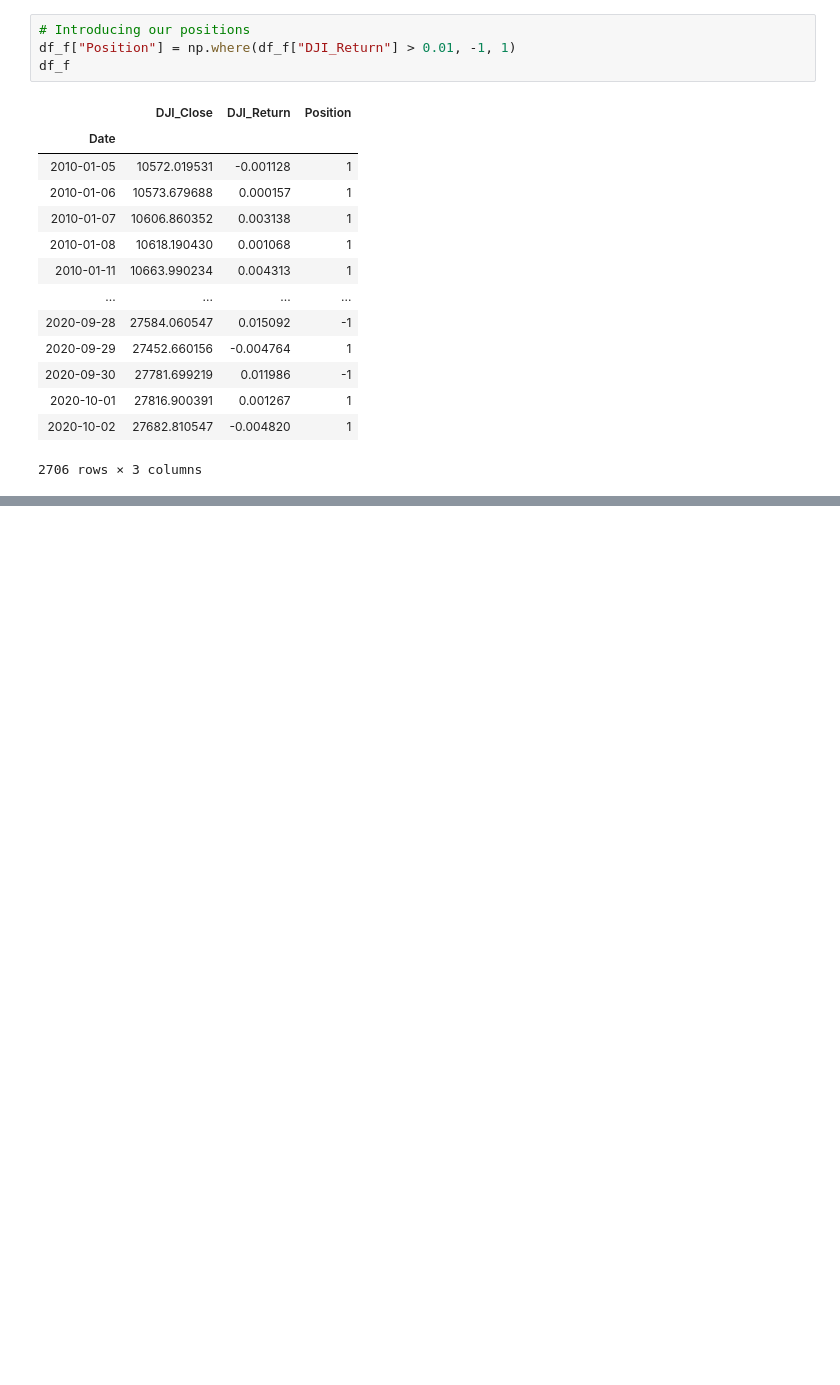
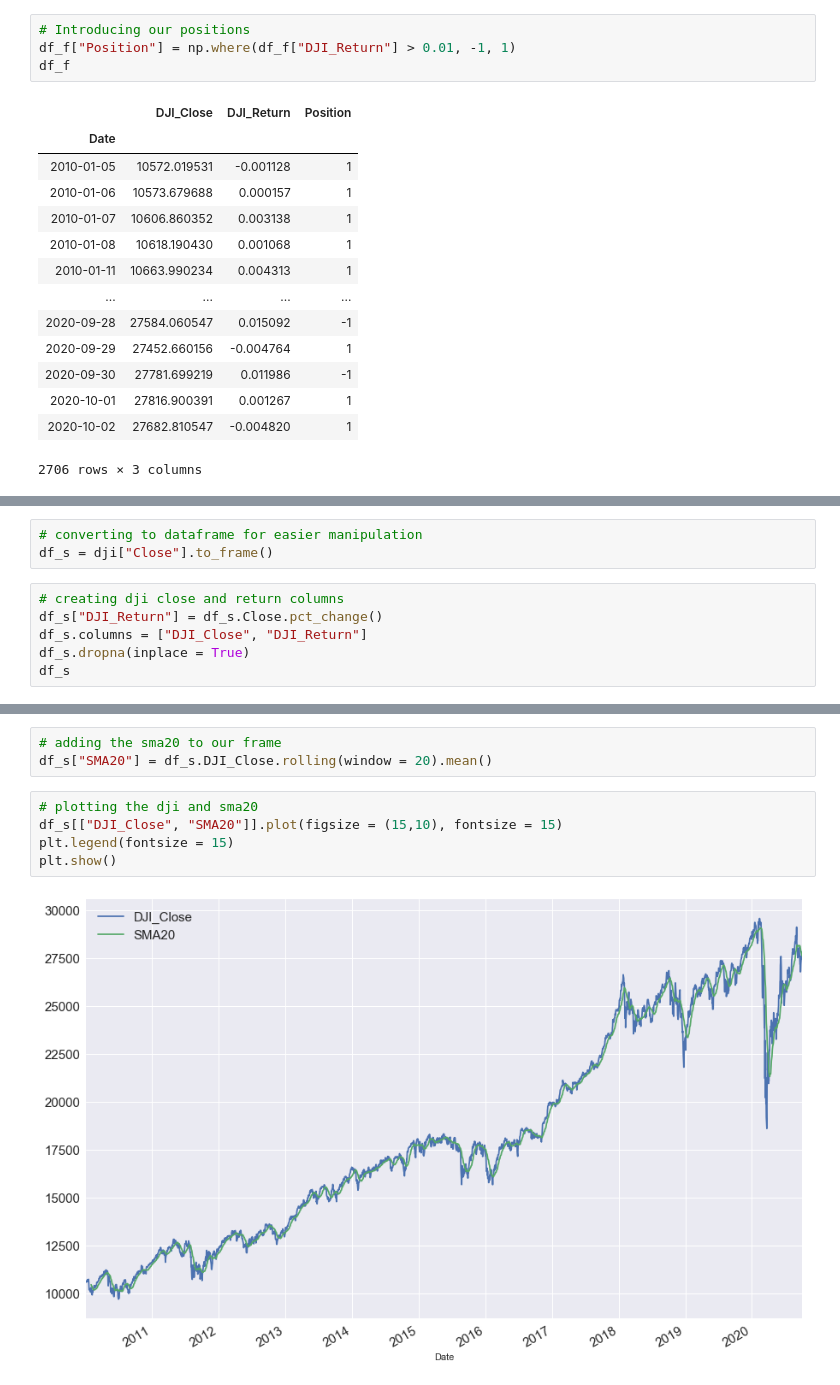
Before and after one commit to Dantarshi/DJI--Trading-Strategies-, a Jupyter notebook: DJI Strategy.ipynb, the cells around one changed output, grey strips where cells are left out. Cells and saved outputs as stored; diff of their text form; blank space fills up the shorter version.

```diff
--- a/DJI Strategy.ipynb
+++ b/DJI Strategy.ipynb
@@ -793,0 +870,9 @@ df_f
+# %%
+# converting to dataframe for easier manipulation
+df_s = dji["Close"].to_frame()
+# %%
+# creating dji close and return columns
+df_s["DJI_Return"] = df_s.Close.pct_change()
+df_s.columns = ["DJI_Close", "DJI_Return"]
+df_s.dropna(inplace = True)
+df_s
@@ -793,0 +911,10 @@ df_f
+# %%
+# adding the sma20 to our frame
+df_s["SMA20"] = df_s.DJI_Close.rolling(window = 20).mean()
+# %%
+# plotting the dji and sma20
+df_s[["DJI_Close", "SMA20"]].plot(figsize = (15,10), fontsize = 15)
+plt.legend(fontsize = 15)
+plt.show()
+# %% [output]
+[figure, added]
```
Also changed, not shown: parts of 17 cells of this notebook.
